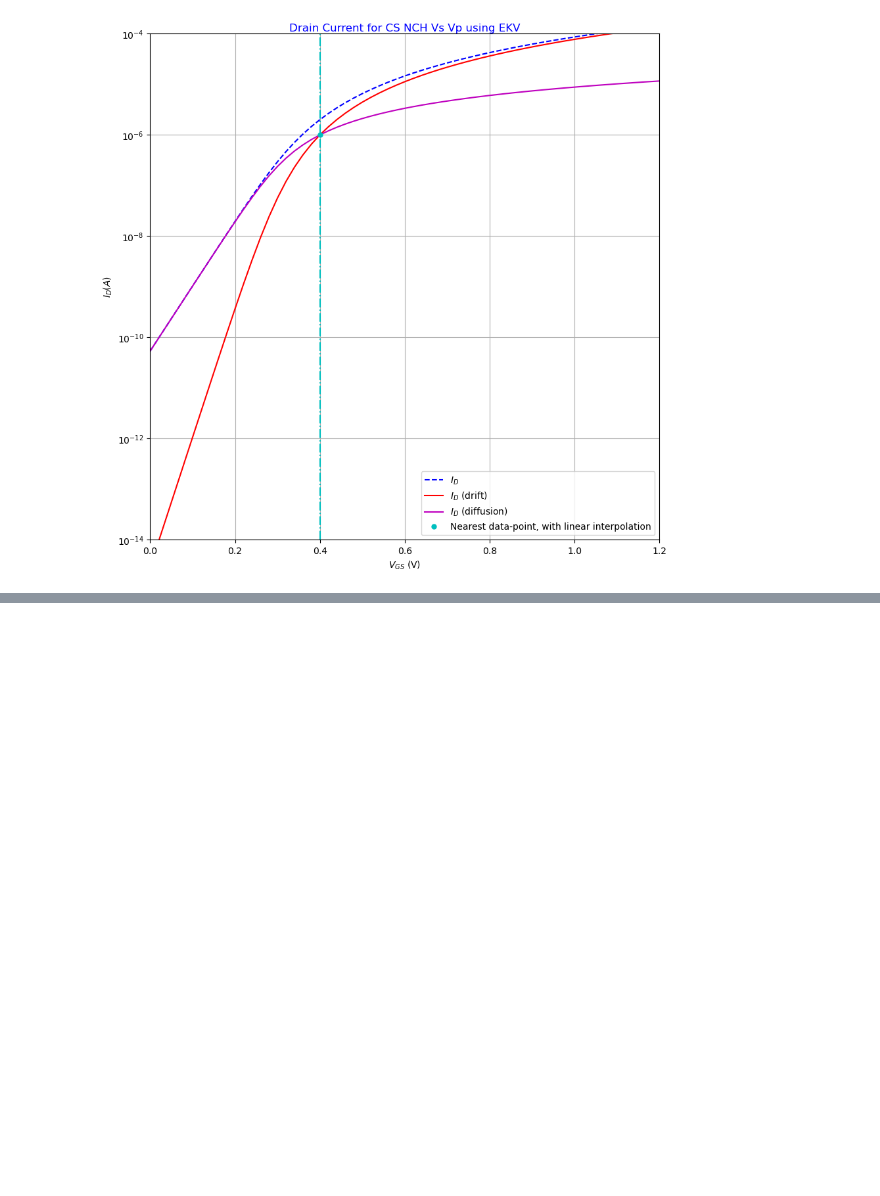
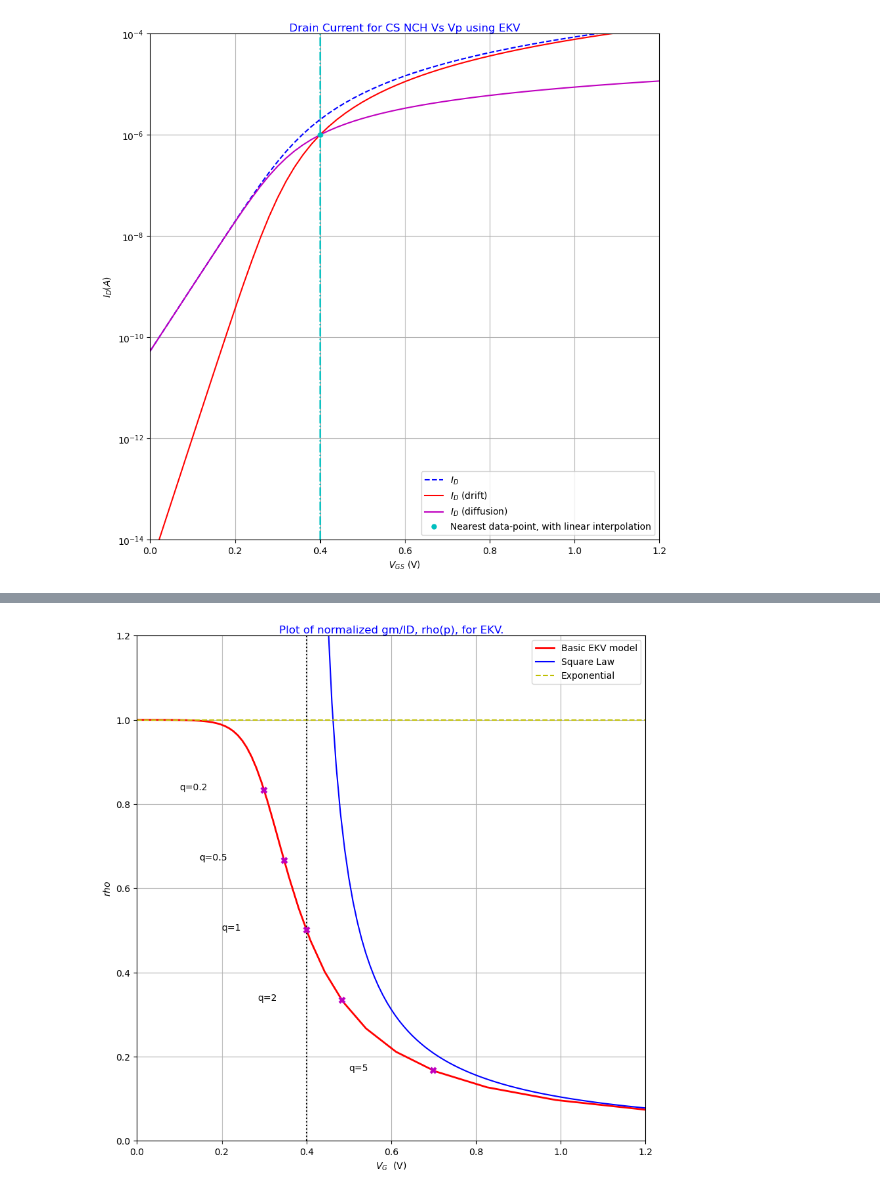
Before and after one commit to ZeRuiCustodio/pygmid, a Jupyter notebook: Systematic_Analog_Design_LUTs/Chapter_2/Book_Chapter2_Jupyter.ipynb, the cells around one changed output, grey strips where cells are left out. Saved outputs shown, nothing was run; the diff lists cells and outputs as text; code cells hidden in the pictures; blank space fills up the shorter version.

```diff
--- a/Systematic_Analog_Design_LUTs/Chapter_2/Book_Chapter2_Jupyter.ipynb
+++ b/Systematic_Analog_Design_LUTs/Chapter_2/Book_Chapter2_Jupyter.ipynb
@@ -1044,0 +853,45 @@ For a saturated MOS transistor ($q_D = 0$) in a grounded-source configuration ($
+# %%
+# % plot ====================
+plt.rcParams.update(plt.rcParamsDefault)
+fig, axs = plt.subplots(1,1,figsize=(10,10))
+label1 = 'Basic EKV model'
+label2 = 'Square Law'
+label3 = 'Exponential'
+
+title_dict = dict(fontsize=12, fontweight=2, color="blue", verticalalignment='center', horizontalalignment='center')
+bbox_props = dict(boxstyle="round,pad=0.5", fc="w", ec="k", lw=2)
+
+axs.plot(VGS_EKV, rho, 'r-', linewidth=2, label = label1)
+axs.grid(True)
+axs.plot(VGS,2*n*UT/(VGS - VT), 'b-', linewidth=1.5, label = label2)
+axs.plot([0, 1.2],[1, 1], 'y--', linewidth=1.5, label = label3)
+
+axs.plot(VT*[1, 1],[0, 1.2],'k:')
+axs.plot(VGS1_EKV,rho1, 'mx', markeredgewidth=3, linewidth=3)
+
+axs.set_ylabel(f'$rho$')
+axs.set_xlabel(f'$V_G$  (V)')
+
+axs.set_ylim(bottom=0, top=1.2)
+axs.set_xlim(left=0, right=1.2)
+
+axs.annotate('q=0.2',((VGS1_EKV[0]-0.2), (rho1[0])))
+axs.annotate('q=0.5',((VGS1_EKV[1]-0.2), (rho1[1])))
+axs.annotate('q=1',((VGS1_EKV[2]-0.2), (rho1[2])))
+axs.annotate('q=2',((VGS1_EKV[3]-0.2), (rho1[3])))
+axs.annotate('q=5',((VGS1_EKV[4]-0.2), (rho1[4])))
+
+axs.legend()
+
+axs.set_title(f'Plot of normalized gm/ID, rho(p), for EKV.', title_dict)
+
+if save_Figs:
+    dpi = 600
+    fig_EKV_J_D_2_8 = filepath_dir_fig + f'\\Fig_2_8_EKV_Norm_Transc_Efficiency_gm_ID_jba'
+    print(f"Saving figure: {fig_EKV_J_D_2_8}")
+    plt.savefig(fig_EKV_J_D_2_8 + '.png', dpi = dpi, bbox_inches='tight')
+
+plt.show()
+# **************************************************************
+# %% [output]
+[figure, added]
```
Also changed, not shown: parts of 58 cells of this notebook.
